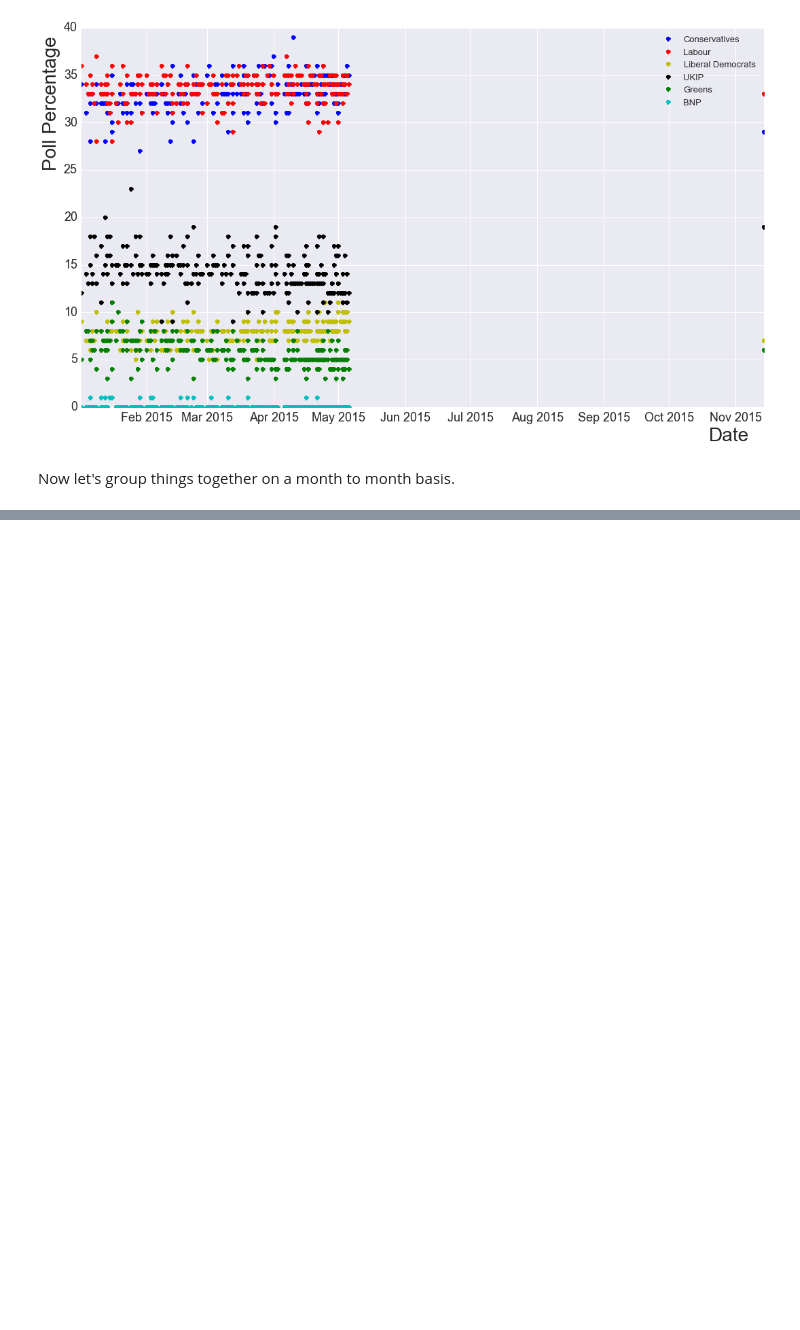
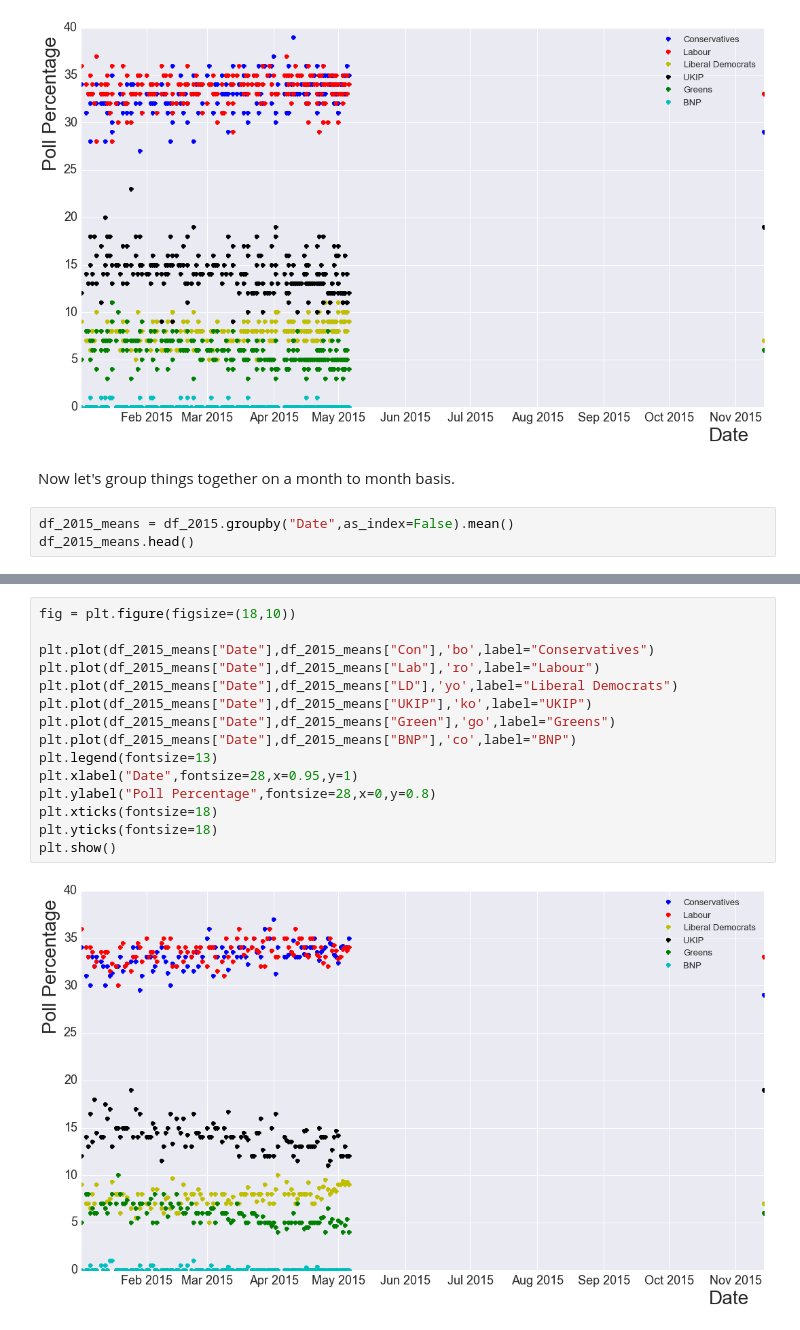
Before and after one commit to maclamont/UKElections, a Jupyter notebook: PollingData.ipynb, the cells around one changed output, grey strips where cells are left out. Saved outputs shown, nothing was run; the diff lists cells and outputs as text; blank space fills up the shorter version.

```diff
--- a/PollingData.ipynb
+++ b/PollingData.ipynb
@@ -442,3 +442,6 @@ plt.show()
 [figure]
 # %% [markdown]
 Now let's group things together on a month to month basis.
+# %%
+df_2015_means = df_2015.groupby("Date",as_index=False).mean()
+df_2015_means.head()
@@ -444,0 +456,17 @@ Now let's group things together on a month to month basis.
+# %%
+fig = plt.figure(figsize=(18,10))
+
+plt.plot(df_2015_means["Date"],df_2015_means["Con"],'bo',label="Conservatives")
+plt.plot(df_2015_means["Date"],df_2015_means["Lab"],'ro',label="Labour")
+plt.plot(df_2015_means["Date"],df_2015_means["LD"],'yo',label="Liberal Democrats")
+plt.plot(df_2015_means["Date"],df_2015_means["UKIP"],'ko',label="UKIP")
+plt.plot(df_2015_means["Date"],df_2015_means["Green"],'go',label="Greens")
+plt.plot(df_2015_means["Date"],df_2015_means["BNP"],'co',label="BNP")
+plt.legend(fontsize=13)
+plt.xlabel("Date",fontsize=28,x=0.95,y=1)
+plt.ylabel("Poll Percentage",fontsize=28,x=0,y=0.8)
+plt.xticks(fontsize=18)
+plt.yticks(fontsize=18)
+plt.show()
+# %% [output]
+[figure, added]
```
Also changed, not shown: parts of 12 cells of this notebook.
